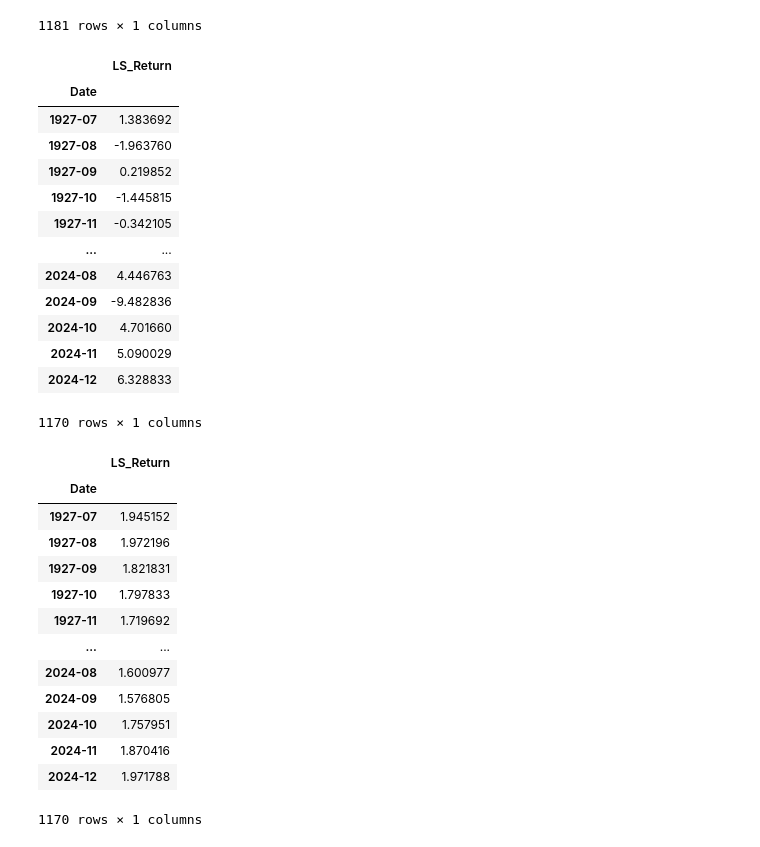
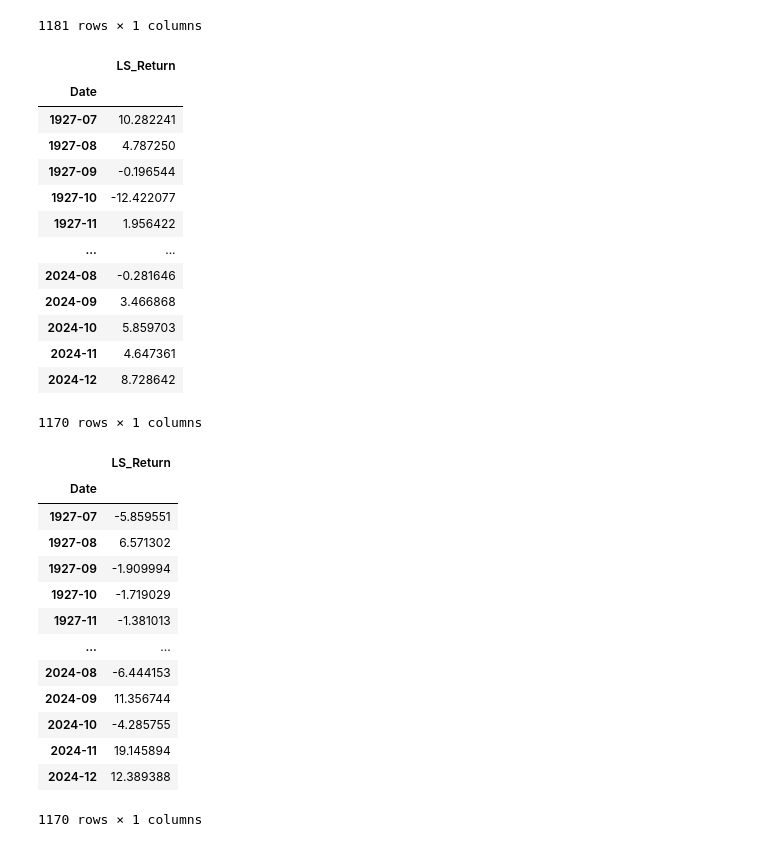
Before and after one commit to fangsitang/TP2_PortfolioManagement, a Jupyter notebook: Part_B.ipynb, the cells around one changed output. Cells and saved outputs as stored; diff of their text form; code cells hidden in the pictures.

```diff
--- a/Part_B.ipynb
+++ b/Part_B.ipynb
@@ -1,4 +1,5 @@
 # %%
+########## Part B ##########
 ########## Question 1 - The market capitalization ##########
 
 import pandas as pd
@@ -6,7 +7,7 @@ import numpy as np
 pd.set_option('future.no_silent_downcasting', True)
 
 # Input file path
-file_path = "Data For Part B/48_Industry_Portfolios.CSV"
+file_path = "48_Industry_Portfolios.CSV"
 
 # Step 1: Read data with proper missing value handling
 df_firms = pd.read_csv(
@@ -226,13 +227,13 @@ warnings.filterwarnings('ignore')  # Suppress warnings for cleaner output
 ########## Question 4 - The Market Beta ##########
 
 # Step 1: Import daily data
-file_path_return = "Data For Part B/48_Industry_Portfolios_Daily.csv"
-file_path_factor = "Data For Part B/F-F_Research_Data_Factors_daily.CSV"
+file_path_return = "48_Industry_Portfolios_Daily.CSV"
+file_path_factor = "F-F_Research_Data_Factors_daily.CSV"
 
 # Efficient data reading function
 def read_financial_data(file_path, skiprows, nrows, date_format='%Y%m%d'):
     """Read financial data more efficiently"""
-    df = pd.read_csv(file_path, skiprows=skiprows, nrows=nrows, na_values=[-99.99])
+    df = pd.read_csv(file_path, skiprows=skiprows, nrows=nrows, na_values=[-99.99, -999])
     df.rename(columns={df.columns[0]: 'Date'}, inplace=True)
     df['Date'] = pd.to_datetime(df['Date'], format=date_format, errors='coerce')
 
@@ -240,8 +241,6 @@ def read_financial_data(file_path, skiprows, nrows, date_format='%Y%m%d'):
     for col in df.columns[1:]:
         df[col] = pd.to_numeric(df[col], errors='coerce')
 
-    # Do NOT fill missing values; keep -99.99 as NaN so that they are not used in regression.
-    # df.fillna(0, inplace=True)
     return df
 
 # Read industry return data
@@ -296,12 +295,12 @@ for month_idx in range(start_month_idx, len(all_months)):
     # Extract rolling window data
     rolling_window = df_excess_return[df_excess_return['Month'].isin(past_months)]
 
-    # Extract market factor (excess return of market)
-    Y = rolling_window['Mkt-RF']
+    # Set X as market factor (excess return of market)
+    X = rolling_window['Mkt-RF']
 
-    # Perform regression for each industry
+    # Perform regression for each industry using industry excess return as Y
     for col in industry_cols:
-        X = rolling_window[col]
+        Y = rolling_window[col]
 
         # Check if there are enough valid observations (ignore NaN)
         valid_data = ~(X.isna() | Y.isna())
@@ -314,7 +313,7 @@ for month_idx in range(start_month_idx, len(all_months)):
                 rolling_beta_list[idx] = {
                     "Month": current_month,
                     "Industry": col,
-                    "Beta": model.params[col]
+                    "Beta": model.params['Mkt-RF']  # Use coefficient of 'Mkt-RF' as beta
                 }
                 idx += 1
             except:
@@ -938,42 +1022,42 @@ df_market_beta_weighted
 # %% [output]
 |  | LS_Return |
 | Date |  |
-| 1927-07 | 1.383692 |
-| 1927-08 | -1.963760 |
-| 1927-09 | 0.219852 |
-| 1927-10 | -1.445815 |
-| 1927-11 | -0.342105 |
+| 1927-07 | 10.282241 |
+| 1927-08 | 4.787250 |
+| 1927-09 | -0.196544 |
+| 1927-10 | -12.422077 |
+| 1927-11 | 1.956422 |
 | ... | ... |
-| 2024-08 | 4.446763 |
-| 2024-09 | -9.482836 |
-| 2024-10 | 4.701660 |
-| 2024-11 | 5.090029 |
-| 2024-12 | 6.328833 |
+| 2024-08 | -0.281646 |
+| 2024-09 | 3.466868 |
+| 2024-10 | 5.859703 |
+| 2024-11 | 4.647361 |
+| 2024-12 | 8.728642 |
 1170 rows × 1 columns
 # %%
 df_idio_vol_weighted = construct_long_short_portfolio(
     df_char=df_idio_vol,
-    df_returns=df_idio_vol,
+    df_returns=df_return,
     df_market_cap=df_market_cap,
     top_n=5,
     bottom_n=5,
     weighting='mcw'
 )
 df_idio_vol_weighted
 # %% [output]
 |  | LS_Return |
 | Date |  |
-| 1927-07 | 1.945152 |
-| 1927-08 | 1.972196 |
-| 1927-09 | 1.821831 |
-| 1927-10 | 1.797833 |
-| 1927-11 | 1.719692 |
+| 1927-07 | -5.859551 |
+| 1927-08 | 6.571302 |
+| 1927-09 | -1.909994 |
+| 1927-10 | -1.719029 |
+| 1927-11 | -1.381013 |
 | ... | ... |
-| 2024-08 | 1.600977 |
-| 2024-09 | 1.576805 |
-| 2024-10 | 1.757951 |
-| 2024-11 | 1.870416 |
-| 2024-12 | 1.971788 |
+| 2024-08 | -6.444153 |
+| 2024-09 | 11.356744 |
+| 2024-10 | -4.285755 |
+| 2024-11 | 19.145894 |
+| 2024-12 | 12.389388 |
 1170 rows × 1 columns
 # %%
 import pandas as pd
```
Also changed, not shown: parts of 11 cells of this notebook.
